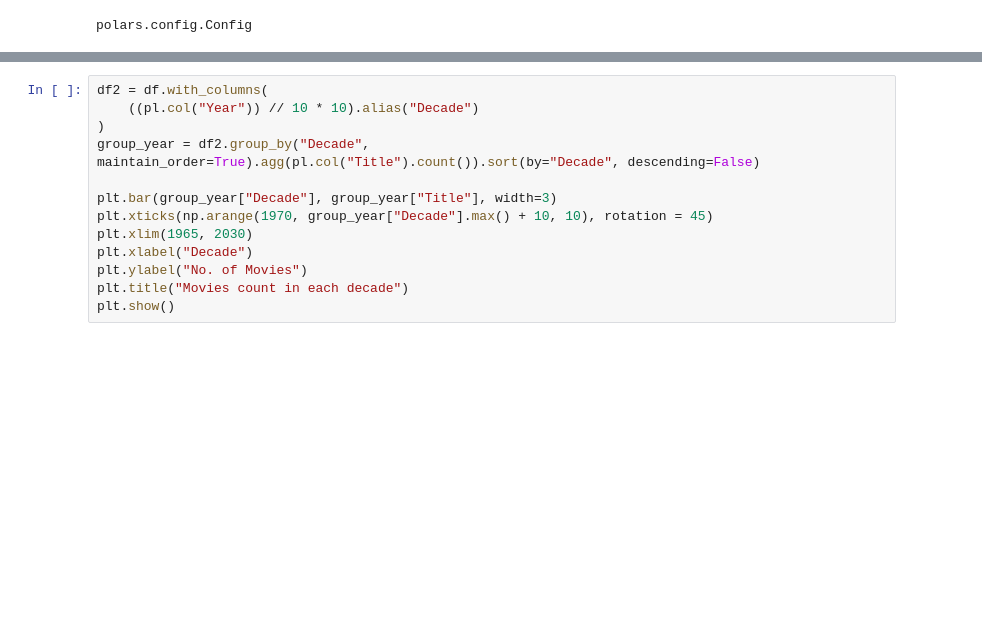
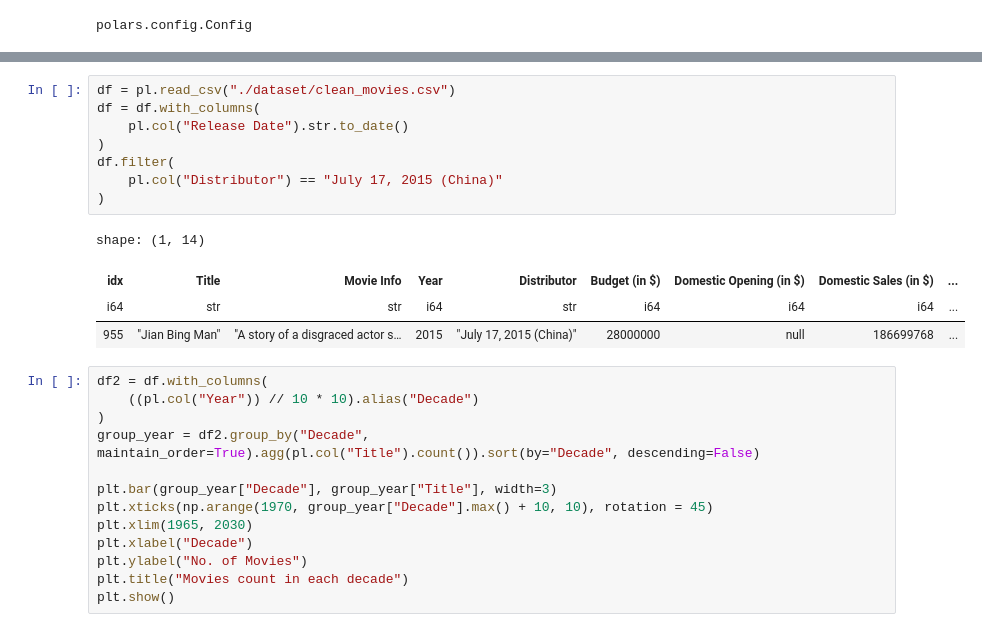
Before and after one commit to Jiyuu-da/movies_shiny_app, a Jupyter notebook: eda_movies.ipynb, the cells around one changed output, grey strips where cells are left out. Saved outputs shown, nothing was run; the diff lists cells and outputs as text; blank space fills up the shorter version.

```diff
--- a/eda_movies.ipynb
+++ b/eda_movies.ipynb
@@ -20,3 +8,16 @@ shape: (5, 14)
+# %%
+df = pl.read_csv("./dataset/clean_movies.csv")
+df = df.with_columns(
+    pl.col("Release Date").str.to_date()
+)
+df.filter(
+    pl.col("Distributor") == "July 17, 2015 (China)"
+)
+# %% [output]
+shape: (1, 14)
+| idx | Title | Movie Info | Year | Distributor | Budget (in $) | Domestic Opening (in $) | Domestic Sales (in $) | ... |
+| i64 | str | str | i64 | str | i64 | i64 | i64 | ... |
+| 955 | "Jian Bing Man" | "A story of a disgraced actor s… | 2015 | "July 17, 2015 (China)" | 28000000 | null | 186699768 | ... |
 # %%
 df2 = df.with_columns(
     ((pl.col("Year")) // 10 * 10).alias("Decade")
```
Also changed, not shown: parts of 4 cells of this notebook, 2 other files.
